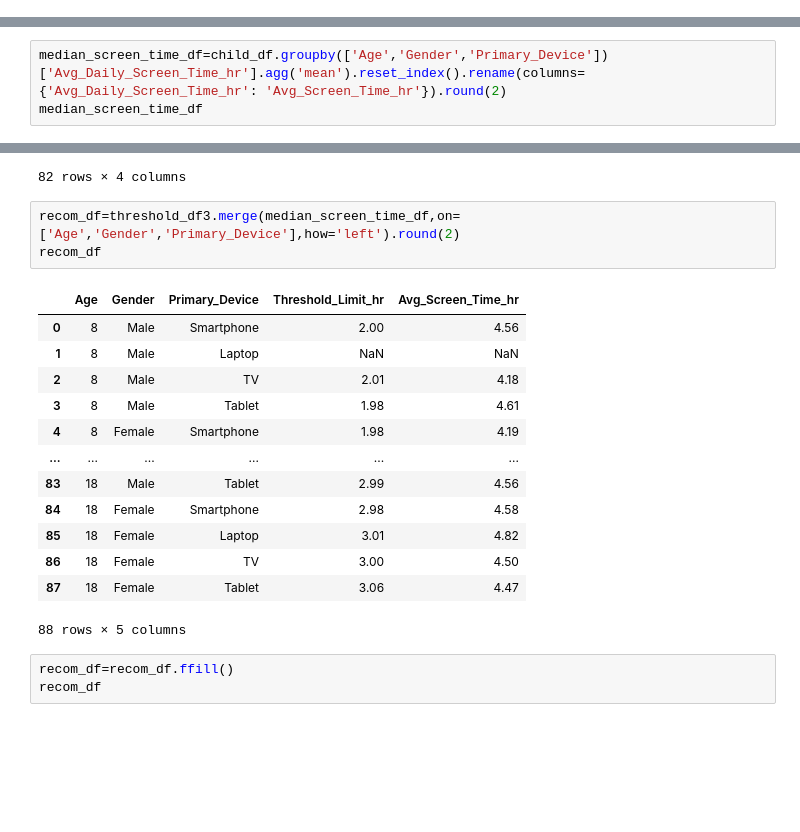
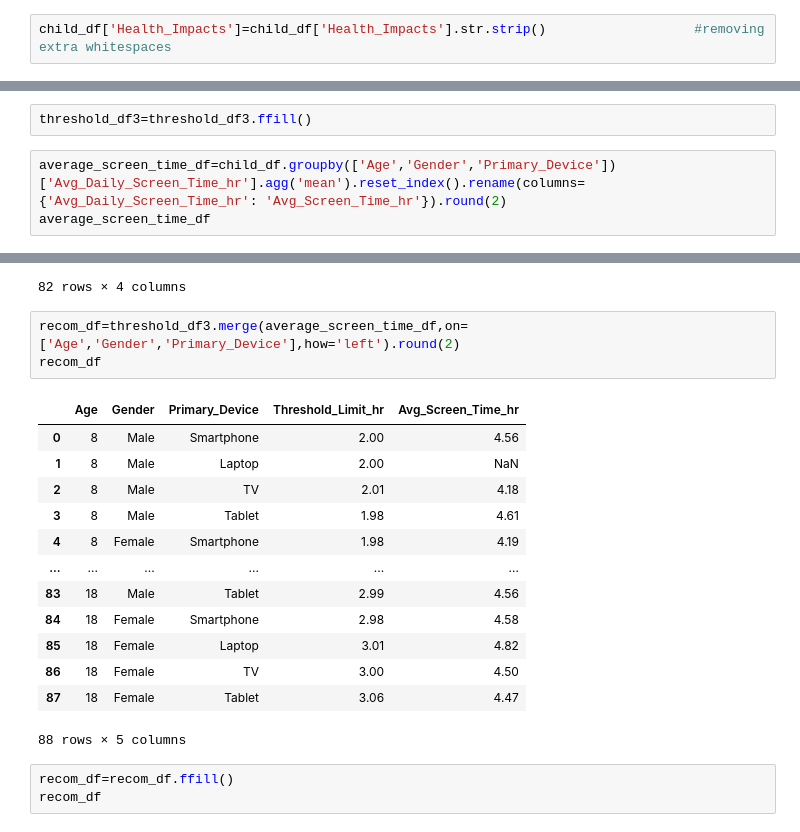
Before and after one commit to springboardmentor987p/ScreenSense, a Jupyter notebook: Infosys_Kidsdataset.ipynb, the cells around one changed output, grey strips where cells are left out. Cells and saved outputs as stored; diff of their text form; blank space fills up the shorter version.

```diff
--- a/Infosys_Kidsdataset.ipynb
+++ b/Infosys_Kidsdataset.ipynb
@@ -418,6 +418,8 @@ child_df
 | 9710 | 17 | Male | 5.60 | TV | True | 0.43 | ... |
 | 9711 | 15 | Female | 6.12 | TV | True | 0.33 | ... |
 13244 rows × 8 columns
+# %%
+child_df['Health_Impacts']=child_df['Health_Impacts'].str.strip()                   #removing extra whitespaces
 # %%
 child_df.index.name='index'
 # %%
@@ -1012,6 +943,8 @@ threshold_df3[threshold_df3['Age']==8]
+# %%
+threshold_df3=threshold_df3.ffill()
 # %%
-median_screen_time_df=child_df.groupby(['Age','Gender','Primary_Device'])['Avg_Daily_Screen_Time_hr'].agg('mean').reset_index().rename(columns={'Avg_Daily_Screen_Time_hr': 'Avg_Screen_Time_hr'}).round(2)
-median_screen_time_df
+average_screen_time_df=child_df.groupby(['Age','Gender','Primary_Device'])['Avg_Daily_Screen_Time_hr'].agg('mean').reset_index().rename(columns={'Avg_Daily_Screen_Time_hr': 'Avg_Screen_Time_hr'}).round(2)
+average_screen_time_df
 # %% [output]
 |  | Age | Gender | Primary_Device | Avg_Screen_Time_hr |
 | 0 | 8 | Female | Smartphone | 4.19 |
@@ -1027,12 +960,12 @@ median_screen_time_df
 | 81 | 18 | Male | Tablet | 4.56 |
 82 rows × 4 columns
 # %%
-recom_df=threshold_df3.merge(median_screen_time_df,on=['Age','Gender','Primary_Device'],how='left').round(2)
+recom_df=threshold_df3.merge(average_screen_time_df,on=['Age','Gender','Primary_Device'],how='left').round(2)
 recom_df
 # %% [output]
 |  | Age | Gender | Primary_Device | Threshold_Limit_hr | Avg_Screen_Time_hr |
 | 0 | 8 | Male | Smartphone | 2.00 | 4.56 |
-| 1 | 8 | Male | Laptop | NaN | NaN |
+| 1 | 8 | Male | Laptop | 2.00 | NaN |
 | 2 | 8 | Male | TV | 2.01 | 4.18 |
 | 3 | 8 | Male | Tablet | 1.98 | 4.61 |
 | 4 | 8 | Female | Smartphone | 1.98 | 4.19 |
```
Also changed, not shown: parts of 16 cells of this notebook.
